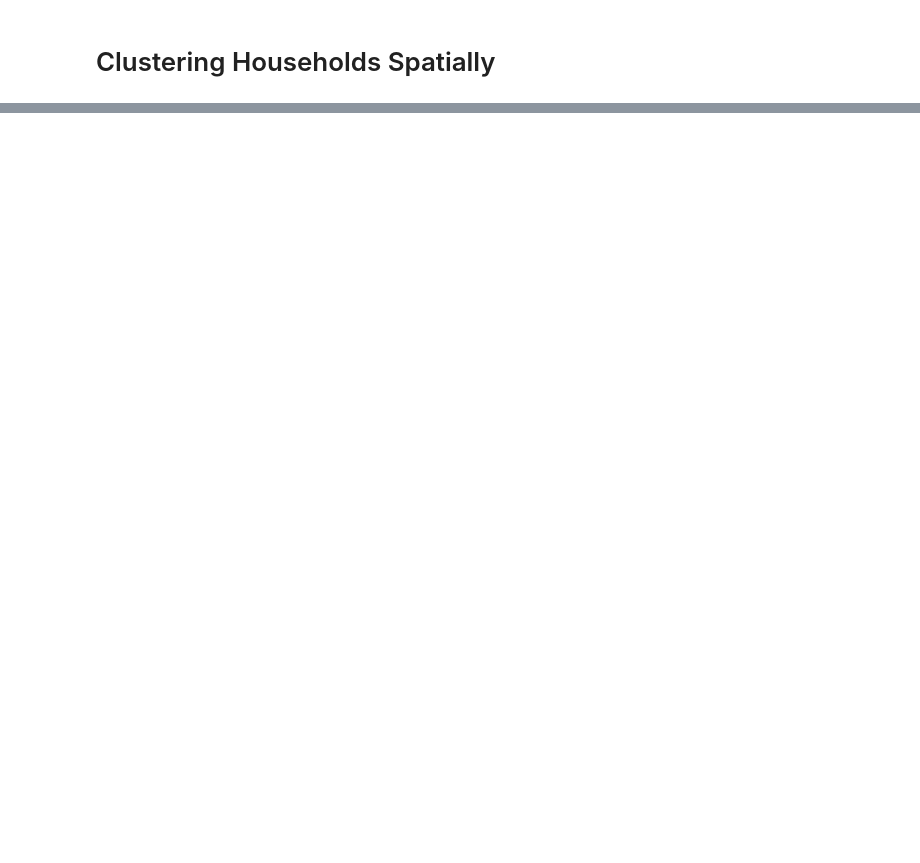
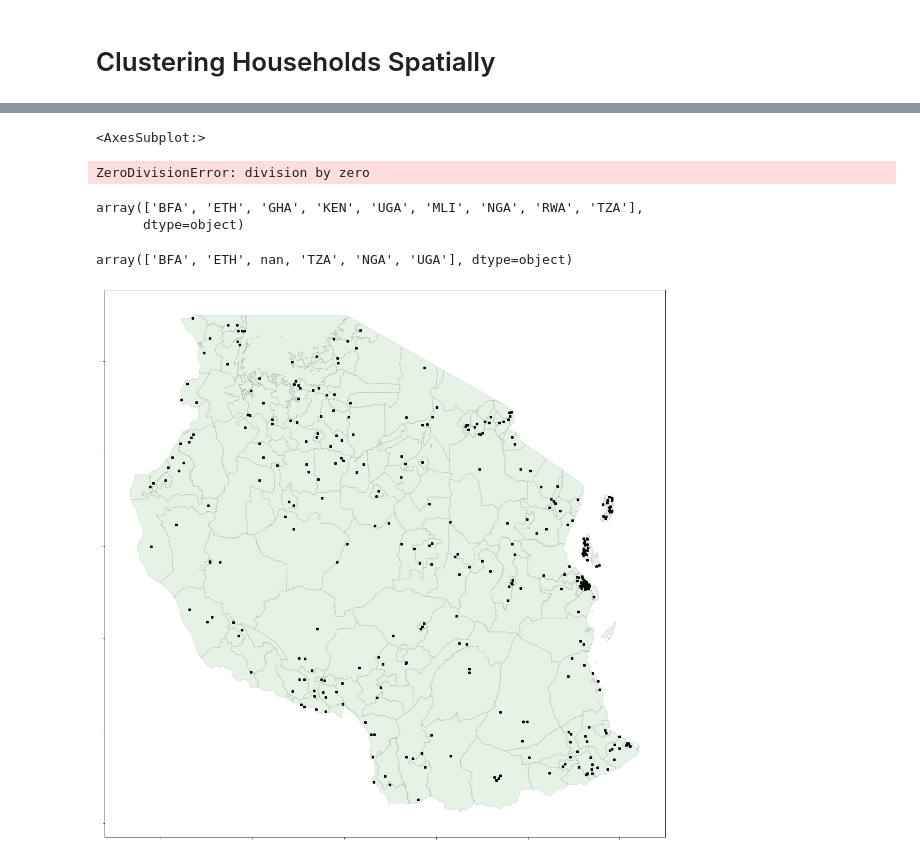
Before and after one commit to l-gorman/farm-size-analysis, a Jupyter notebook: explore.ipynb, the cells around one changed output, grey strips where cells are left out. Saved outputs shown, nothing was run; the diff lists cells and outputs as text; code cells hidden in the pictures; blank space fills up the shorter version.

```diff
--- a/explore.ipynb
+++ b/explore.ipynb
@@ -136,0 +173,2 @@ cluster_labels = db_scan.cluster_gps_points(indicator_data, "GPS_LON", "GPS_LAT"
+# %%
+lsms_data = mapping.read_geo_csv("./data/lsms/lsms_all.csv")
@@ -136,0 +242,55 @@ cluster_labels = db_scan.cluster_gps_points(indicator_data, "GPS_LON", "GPS_LAT"
+# %%
+ax[0][0]
+# %% [output]
+<AxesSubplot:>
+# %%
+country=""
+
+number_rhomis_subnational_region = len(geo_indicator.loc[geo_indicator["iso_3"]==country,"GEOID"].unique())
+number_total_subnational_region = len(ipums_terra.loc[ipums_terra["iso_3"]==country,"GEOID"].unique())
+
+counts_30 = geo_indicator.loc[geo_indicator["iso_3"]==country,"GEOID"].value_counts()
+counts_30 = counts_30[counts_30>30].count()
+cov30 = str(round(100*counts_30/number_total_subnational_region,2))+"%"
+
+coverage = str(round(100*number_rhomis_subnational_region/number_total_subnational_region,2))+"%"
+Nrhomis=str(geo_indicator.loc[geo_indicator["iso_3"]==country,:].shape[0])
+
+
+
+    fig, ax = plt.subplots(1,3,figsize=(15,5))
+    ax[0].set_title("cov="+coverage+", cov30="+cov30+", N_rhomis="+Nrhomis, fontsize=25)
+    ax[0].tick_params(labelsize=20)
+    ax[1].tick_params(labelsize=0)
+    ax[2].tick_params(labelsize=0)
+    counts_per_subnational_unit.loc[counts_per_subnational_unit["iso_3"]==country,"counts"].hist(ax=ax[0], edgecolor="black")
+    ipums_terra.loc[ipums_terra["iso_3"]==country,:].plot(ax=ax[1], color="green", edgecolor="black", alpha=0.1)
+    geo_indicator.loc[geo_indicator["iso_3"]==country,:].plot(ax=ax[1], marker=0, color='black', markersize=5)
+
+    ipums_terra.loc[ipums_terra["iso_3"]==country,:].plot(ax=ax[2], color="green", edgecolor="black", alpha=0.1)
+    lsms_data.loc[lsms_data["iso_3"]==country,:].plot(ax=ax[2], marker=0, color="black", markersize=5)
+    # fig.tight_layout()
+    fig.savefig('./outputs/exploratory/map_per_country/'+country+'.png')
+# %% [output]
+ZeroDivisionError: division by zero
+# %%
+countries
+# %% [output]
+array(['BFA', 'ETH', 'GHA', 'KEN', 'UGA', 'MLI', 'NGA', 'RWA', 'TZA'],
+      dtype=object)
+# %%
+lsms_data["iso_3"].unique()
+# %% [output]
+array(['BFA', 'ETH', nan, 'TZA', 'NGA', 'UGA'], dtype=object)
+# %%
+country="TZA"
+fig, ax = plt.subplots(1,1,figsize=(15,15))
+ax.tick_params(labelsize=0)
+
+ipums_terra.loc[ipums_terra["iso_3"]==country,:].plot(ax=ax, color="green", edgecolor="black", alpha=0.1)
+#geo_indicator.loc[geo_indicator["iso_3"]==country,:].plot(ax=ax, marker='o', color='black', markersize=15)
+lsms_data.loc[lsms_data["iso_3"]==country,:].plot(ax=ax, marker='o', color="black", markersize=15)
+fig.tight_layout()
+fig.savefig("./outputs/samples/map_with_lsms.png")
+# %% [output]
+[figure, added]
```
Also changed, not shown: parts of 17 cells of this notebook, 9 other files.
